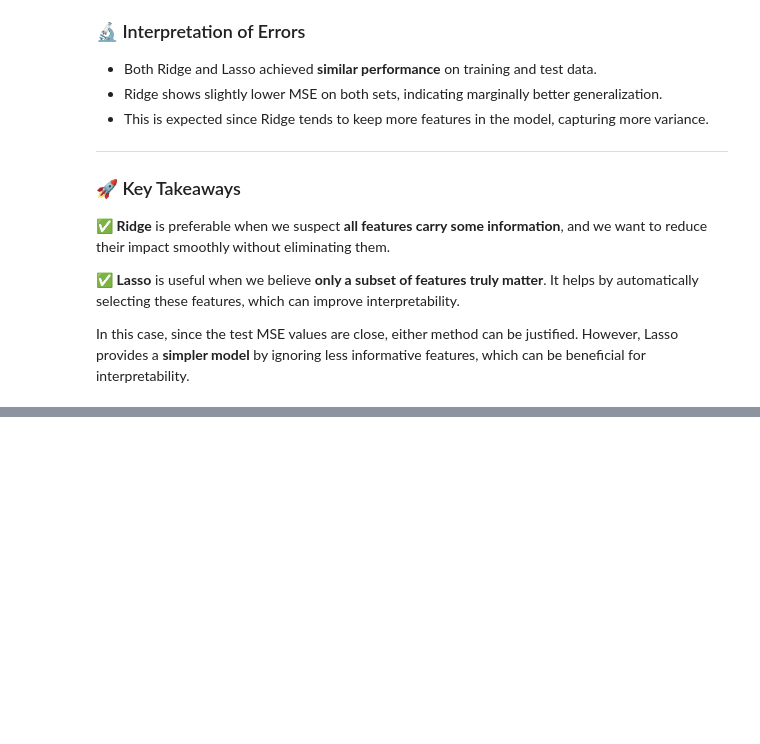
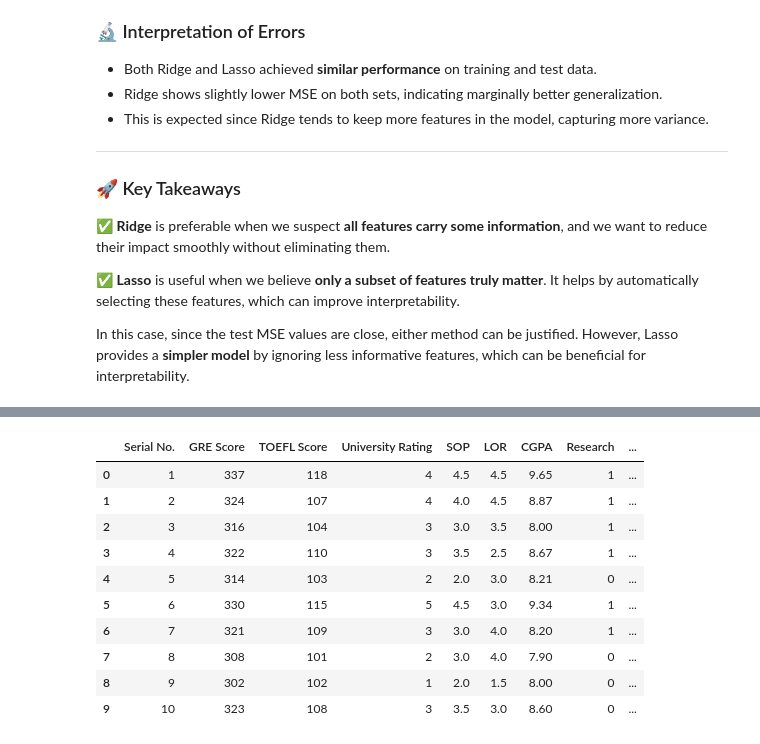
Before and after one commit to mjmousavi97/MachinLearning-TehranUni-2024, a Jupyter notebook: Projects/06 pro/src/main.ipynb, the cells around one changed output, grey strips where cells are left out. Saved outputs shown, nothing was run; the diff lists cells and outputs as text; code cells hidden in the pictures; blank space fills up the shorter version.

```diff
--- a/Projects/06 pro/src/main.ipynb
+++ b/Projects/06 pro/src/main.ipynb
@@ -442,0 +491,19 @@ In this case, since the test MSE values are close, either method can be justifie
+# %%
+X = df.drop(['Chance of Admit','Serial No.'], axis=1)
+y = np.array([1 if chance >= 0.5 else 0 for chance in df['Chance of Admit']])
+# %%
+df['Admission'] = y
+# %%
+df.head(10)
+# %% [output]
+|  | Serial No. | GRE Score | TOEFL Score | University Rating | SOP | LOR | CGPA | Research | ... |
+| 0 | 1 | 337 | 118 | 4 | 4.5 | 4.5 | 9.65 | 1 | ... |
+| 1 | 2 | 324 | 107 | 4 | 4.0 | 4.5 | 8.87 | 1 | ... |
+| 2 | 3 | 316 | 104 | 3 | 3.0 | 3.5 | 8.00 | 1 | ... |
+| 3 | 4 | 322 | 110 | 3 | 3.5 | 2.5 | 8.67 | 1 | ... |
+| 4 | 5 | 314 | 103 | 2 | 2.0 | 3.0 | 8.21 | 0 | ... |
+| 5 | 6 | 330 | 115 | 5 | 4.5 | 3.0 | 9.34 | 1 | ... |
+| 6 | 7 | 321 | 109 | 3 | 3.0 | 4.0 | 8.20 | 1 | ... |
+| 7 | 8 | 308 | 101 | 2 | 3.0 | 4.0 | 7.90 | 0 | ... |
+| 8 | 9 | 302 | 102 | 1 | 2.0 | 1.5 | 8.00 | 0 | ... |
+| 9 | 10 | 323 | 108 | 3 | 3.5 | 3.0 | 8.60 | 0 | ... |
```
Also changed, not shown: parts of 15 cells of this notebook.
